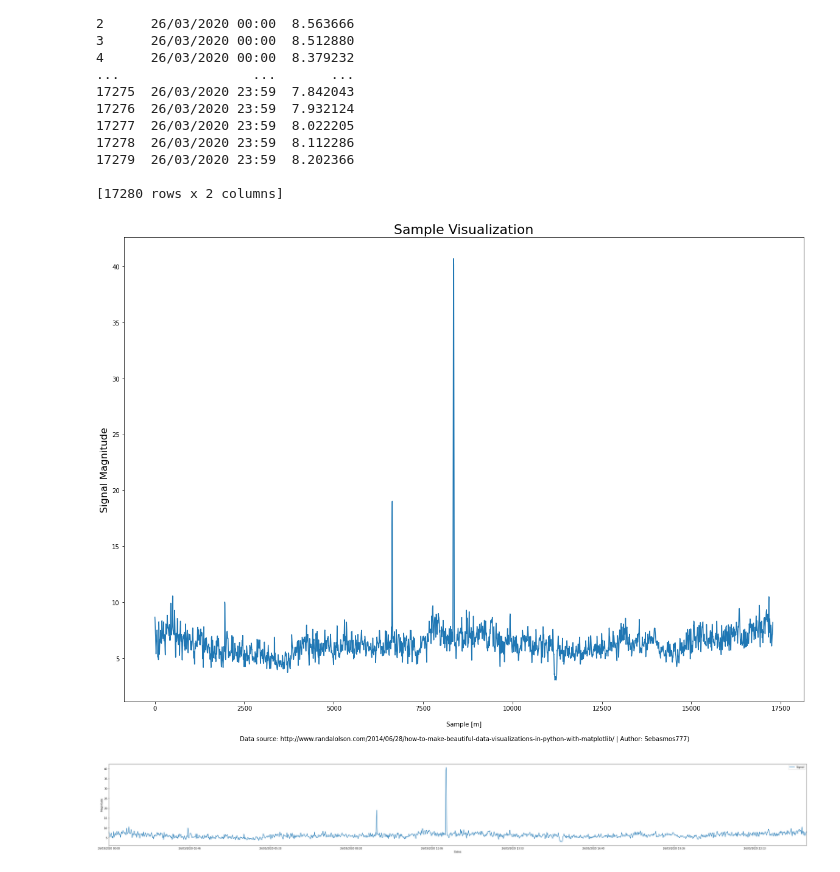
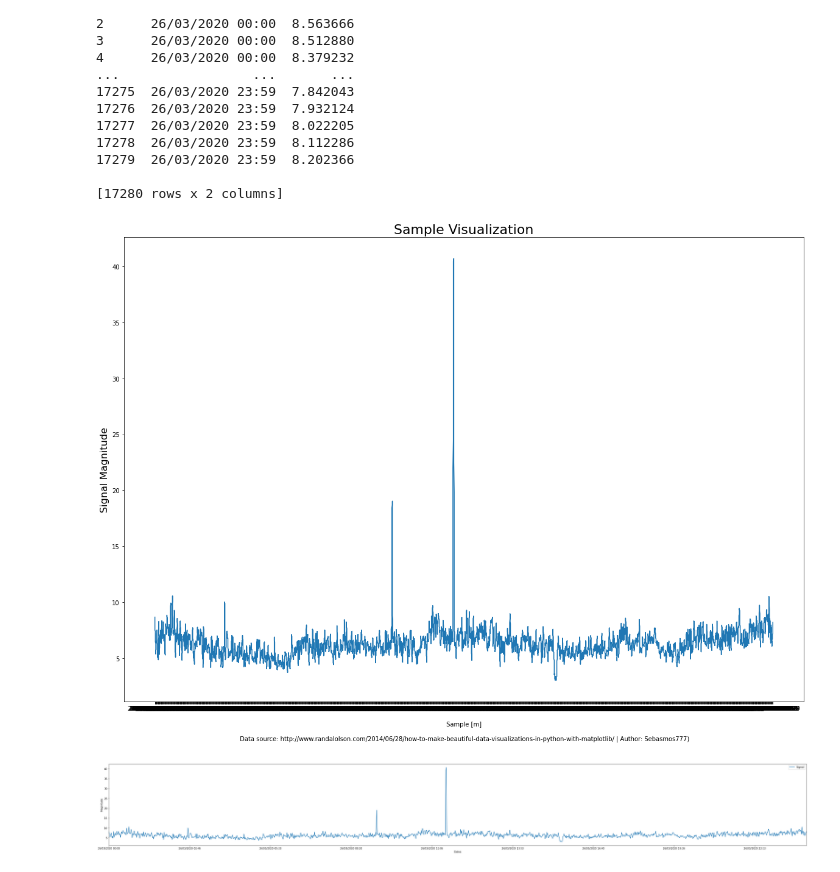
Before and after one commit to sebasmos/SolarFlares-Standford, a Jupyter notebook: SunAnalysis_TensorFlow_pynb.ipynb, the cells around one changed output. Drawn from its saved outputs; the diff is of its cells as text; code cells hidden in the pictures.

```diff
--- a/SunAnalysis_TensorFlow_pynb.ipynb
+++ b/SunAnalysis_TensorFlow_pynb.ipynb
@@ -83,22 +85,25 @@ print(df)
 # %%
 ## Primero graficamos en terminos de muestras
 # Para cada fecha podemos generar una muestra
 x = [x for x in range(len(Dates))]
 
-plt.figure(figsize=(20, 14))
-plt.plot(x, Signal, '-')
 # Signal is saved as multi-tensorial array, conver to 1-dimensional with
 Signal = Signal.ravel()
+Dates = Dates.ravel() # Para convertir a array unidimensional
+
+plt.figure(figsize=(20, 14))
+plt.plot(Dates, Signal, '-') # Reemplazar x por Dates para obtener en terminos fechas
+
 #Add gadgets
 plt.ylabel("Signal Magnitude", fontsize=16)
 plt.xlabel("\n Sample [m] \n\n Data source: http://www.randalolson.com/2014/06/28/how-to-make-beautiful-data-visualizations-in-python-with-matplotlib/ | "
            "Author: Sebasmos777)", fontsize=10)
 # Zoom in for filling
 plt.fill_between(x, Signal, 195, where=(Signal > 195), facecolor='g', alpha=0.6)
 plt.title("Sample Visualization",fontsize=22)
 plt.show()
 # %% [output]
-[figure, old version]
+[figure, new version]
 # %%
 #Grafica general en terminos de fechas
 df.plot(x ='Dates', y='Signal', kind = 'line',figsize=(50,6))
```
Also changed, not shown: parts of 2 cells of this notebook.
